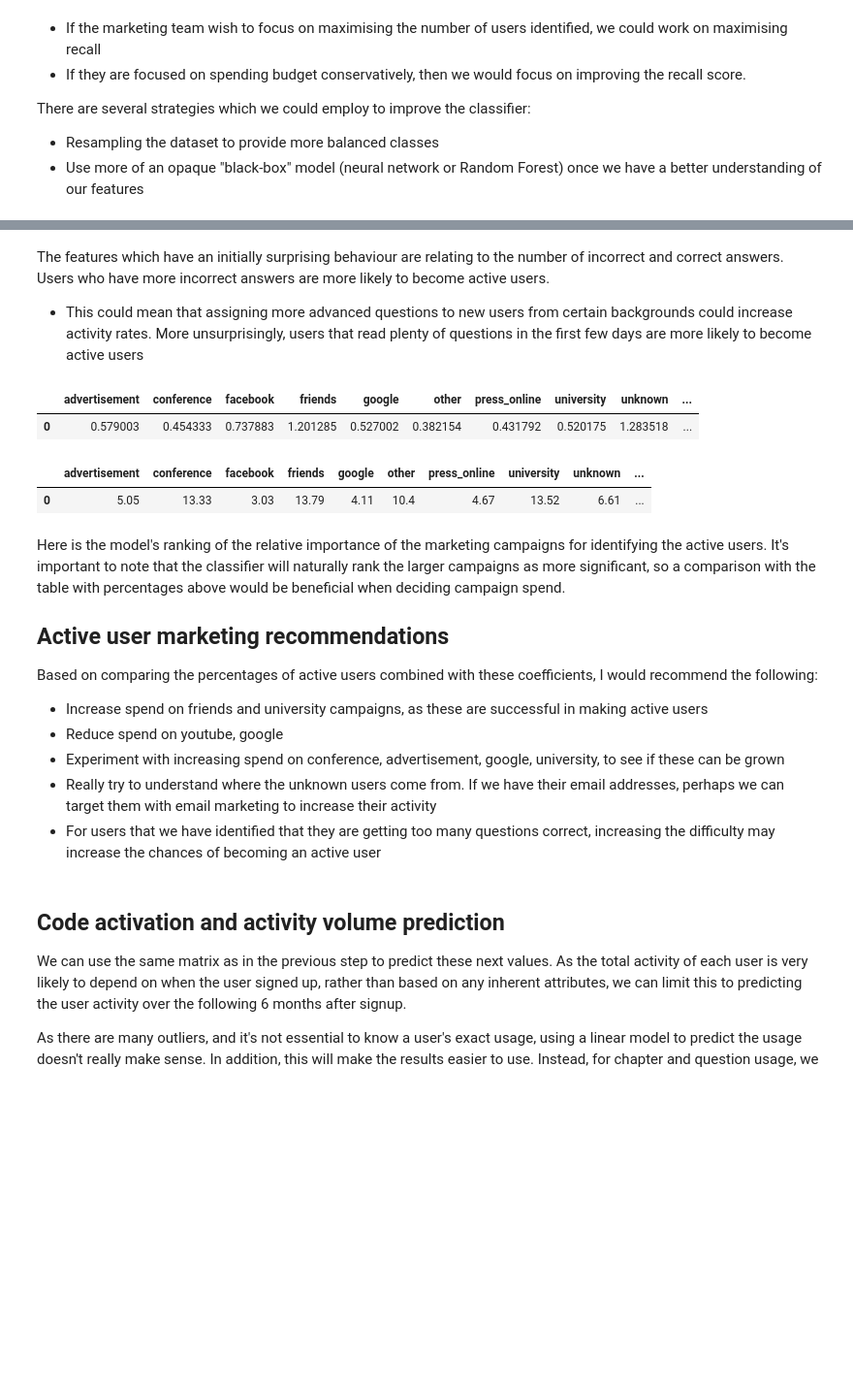
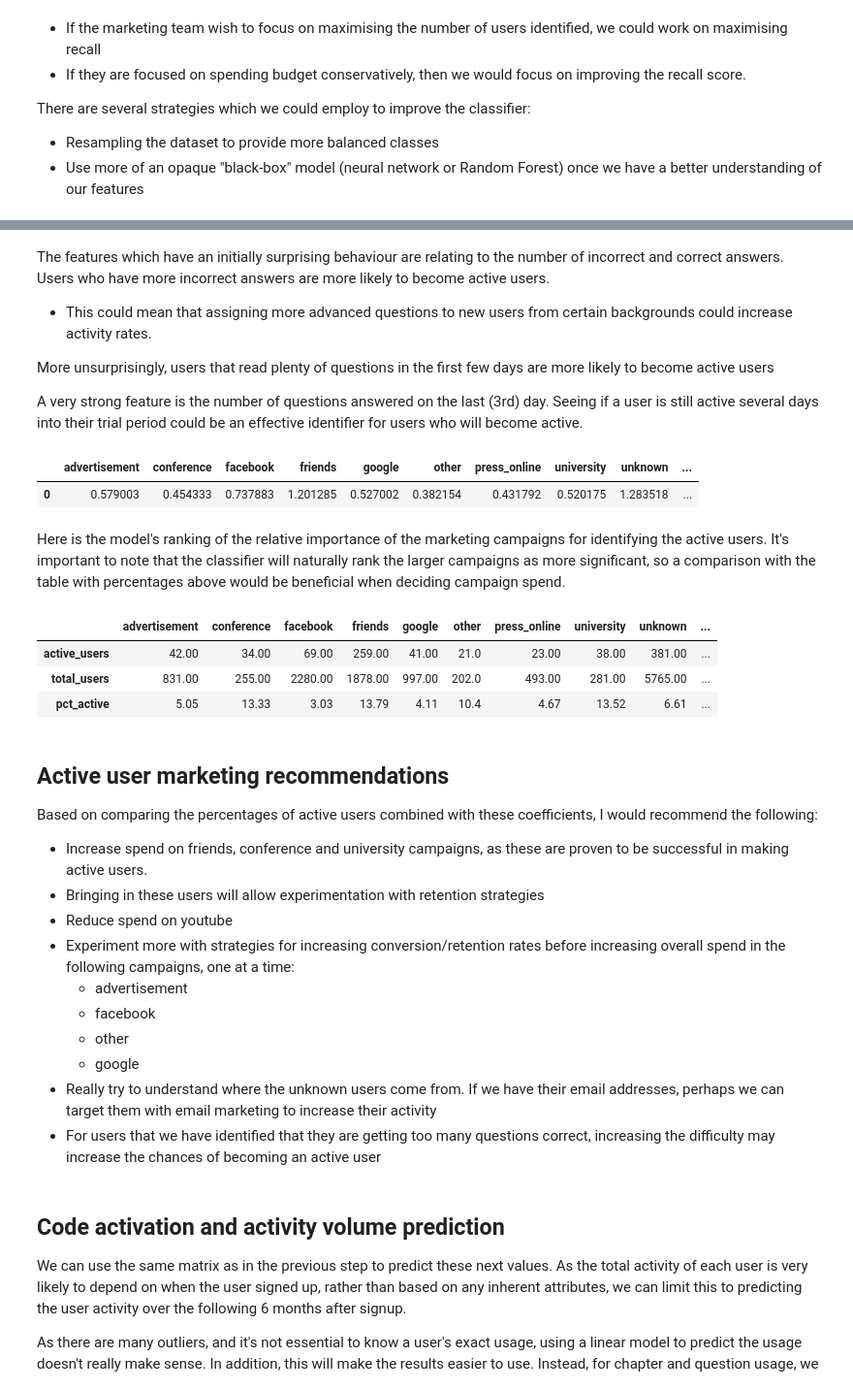
Before and after one commit to tonyfresko/notebooks, a Jupyter notebook: marketing_analysis.ipynb, the cells around one changed output, grey strips where cells are left out. Shown: that part at 97% size. Saved outputs shown, nothing was run; the diff lists cells and outputs as text; code cells hidden in the pictures; blank space fills up the shorter version.

Commit message:
added more descriptions and notes

```diff
--- a/marketing_analysis.ipynb
+++ b/marketing_analysis.ipynb
@@ -594,31 +604,43 @@ active_user_model_coefficients[prediction_features]
 # %% [markdown]
 The features which have an initially surprising behaviour are relating to the number of incorrect and correct answers. Users who have more incorrect answers are more likely to become active users.
 - This could mean that assigning more advanced questions to new users from certain backgrounds could increase activity rates.
+
 More unsurprisingly, users that read plenty of questions in the first few days are more likely to become active users
+
+
+A very strong feature is the number of questions answered on the last (3rd) day. Seeing if a user is still active several days into their trial period could be an effective identifier for users who will become active.
 # %%
 active_user_model_coefficients[marketing_source_dummy_features]
 # %% [output]
 |  | advertisement | conference | facebook | friends | google | other | press_online | university | unknown | ... |
 | 0 | 0.579003 | 0.454333 | 0.737883 | 1.201285 | 0.527002 | 0.382154 | 0.431792 | 0.520175 | 1.283518 | ... |
+# %% [markdown]
+Here is the model's ranking of the relative importance of the marketing campaigns for identifying the active users. It's important to note that the classifier will naturally rank the larger campaigns as more significant, so a comparison with the table with percentages above would be beneficial when deciding campaign spend.
 # %%
 #percentage of active users per channel
 percentage_active_per_channel = \
     pd.DataFrame(marketing_sources_active_users\
-             .loc[marketing_source_dummy_features, 'pct_active']\
-             .values.reshape(1, -1), columns=marketing_source_dummy_features)
+             .loc[marketing_source_dummy_features]\
+             .values.T, columns=marketing_source_dummy_features)
+percentage_active_per_channel.index=["active_users", "total_users", "pct_active"]
 percentage_active_per_channel
 # %% [output]
 |  | advertisement | conference | facebook | friends | google | other | press_online | university | unknown | ... |
-| 0 | 5.05 | 13.33 | 3.03 | 13.79 | 4.11 | 10.4 | 4.67 | 13.52 | 6.61 | ... |
+| active_users | 42.00 | 34.00 | 69.00 | 259.00 | 41.00 | 21.0 | 23.00 | 38.00 | 381.00 | ... |
+| total_users | 831.00 | 255.00 | 2280.00 | 1878.00 | 997.00 | 202.0 | 493.00 | 281.00 | 5765.00 | ... |
+| pct_active | 5.05 | 13.33 | 3.03 | 13.79 | 4.11 | 10.4 | 4.67 | 13.52 | 6.61 | ... |
 # %% [markdown]
-Here is the model's ranking of the relative importance of the marketing campaigns for identifying the active users. It's important to note that the classifier will naturally rank the larger campaigns as more significant, so a comparison with the table with percentages above would be beneficial when deciding campaign spend.
-
 ## Active user marketing recommendations
 
 Based on comparing the percentages of active users combined with these coefficients, I would recommend the following:
-   - Increase spend on friends and university campaigns, as these are successful in making active users
-   - Reduce spend on youtube, google
-   - Experiment with increasing spend on conference, advertisement, google, university, to see if these can be grown
+   - Increase spend on friends, conference and university campaigns, as these are proven to be successful in making active users.
+   - Bringing in these users will allow experimentation with retention strategies
+   - Reduce spend on youtube
+   - Experiment more with strategies for increasing conversion/retention rates before increasing overall spend in the following campaigns, one at a time:
+       - advertisement
+       - facebook
+       - other
+       - google
    - Really try to understand where the unknown users come from. If we have their email addresses, perhaps we can target them with email marketing to increase their activity
    - For users that we have identified that they are getting too many questions correct, increasing the difficulty may increase the chances of becoming an active user
 # %% [markdown]
```
Also changed, not shown: parts of 10 cells of this notebook.
